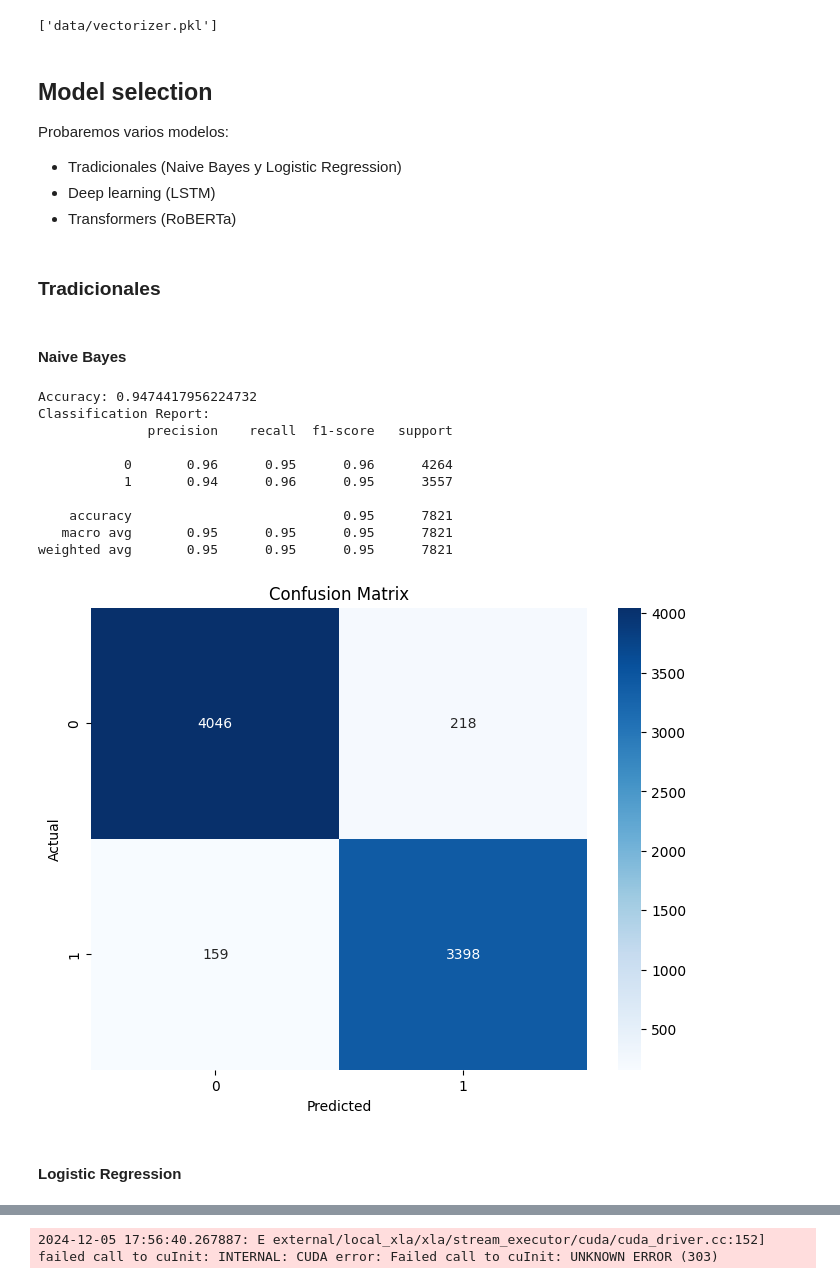
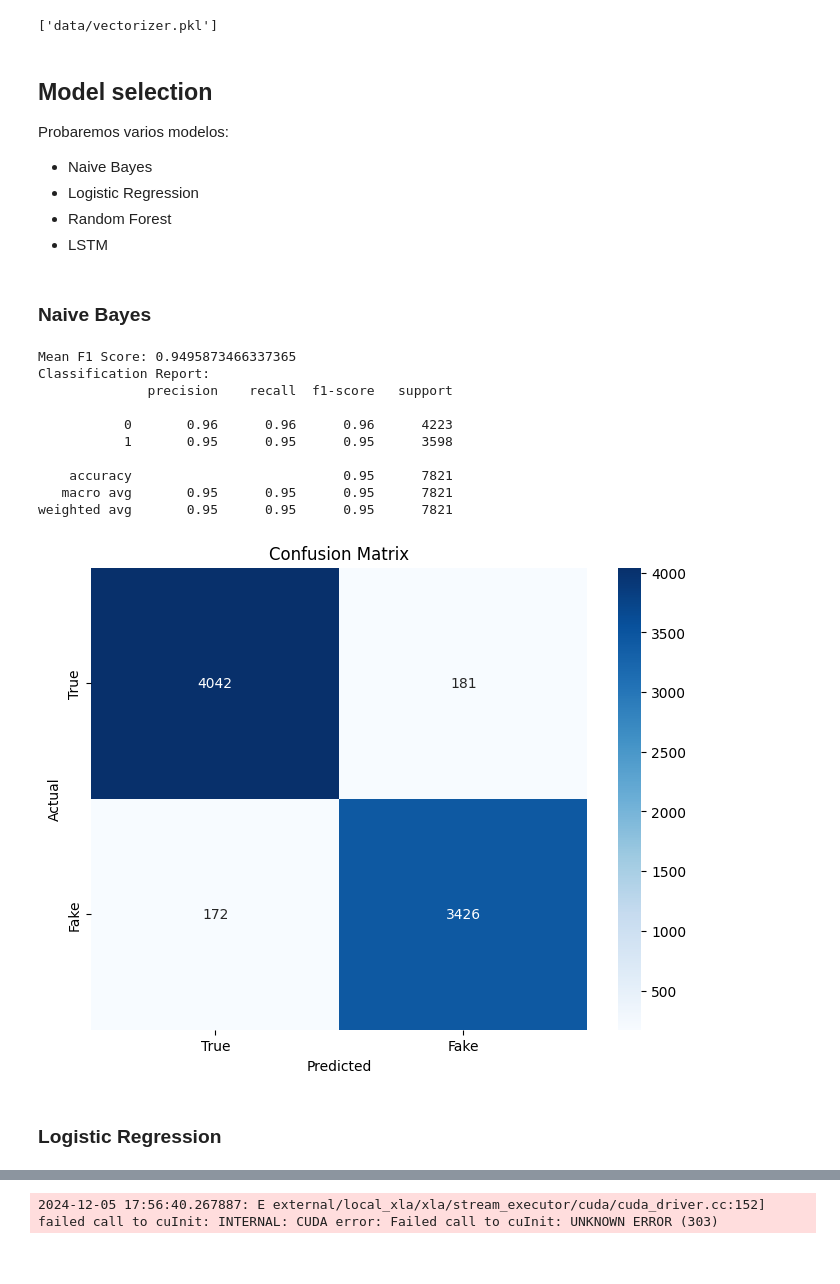
Before and after one commit to Demeuldre/APC-Real-Fake-News, a Jupyter notebook: Notebook.ipynb, the cells around one changed output, grey strips where cells are left out. Saved outputs shown, nothing was run; the diff lists cells and outputs as text; code cells hidden in the pictures.

```diff
--- a/Notebook.ipynb
+++ b/Notebook.ipynb
@@ -576,44 +589,45 @@ X_test_tfidf = vectorizer.transform(X_test)
 ## Model selection
 Probaremos varios modelos:
 <ul>
-    <li>Tradicionales (Naive Bayes y Logistic Regression)</li>
-    <li>Deep learning (LSTM)</li>
-    <li>Transformers (RoBERTa)</li>
+    <li>Naive Bayes</li>
+    <li>Logistic Regression</li>
+    <li>Random Forest</li>
+    <li>LSTM</li>
 </ul>
-# %% [markdown]
-### Tradicionales
 # %% [markdown]
-#### Naive Bayes
+### Naive Bayes
 # %%
-from sklearn.naive_bayes import MultinomialNB
-
 # Inicializar el modelo
 model = MultinomialNB()
+
+# Aplicar validación cruzada con 15 folds
+cv_scores = cross_val_score(model, X_train_tfidf, y_train, cv=15, scoring='f1')
+
+# Mostrar los resultados
+print(f'Mean F1 Score: {cv_scores.mean()}')
 
 # Entrenar el modelo
 model.fit(X_train_tfidf, y_train)
 
 # Predecir en el conjunto de prueba
 y_pred = model.predict(X_test_tfidf)
 
 # Evaluar el modelo
-f1score = f1_score(y_test, y_pred)
-print(f'Accuracy: {f1score}')
 print('Classification Report:')
 print(classification_report(y_test, y_pred))
 plot_confusion_mat(confusion_matrix(y_test, y_pred))
 # %% [output]
-Accuracy: 0.9474417956224732
+Mean F1 Score: 0.9495873466337365
 Classification Report:
               precision    recall  f1-score   support
 
-           0       0.96      0.95      0.96      4264
-           1       0.94      0.96      0.95      3557
+           0       0.96      0.96      0.96      4223
+           1       0.95      0.95      0.95      3598
 
     accuracy                           0.95      7821
    macro avg       0.95      0.95      0.95      7821
 weighted avg       0.95      0.95      0.95      7821
-[figure, old version]
+[figure, new version]
 # %% [markdown]
-#### Logistic Regression
+### Logistic Regression
 # %%
```
Also changed, not shown: parts of 12 cells of this notebook, 1 other file.
